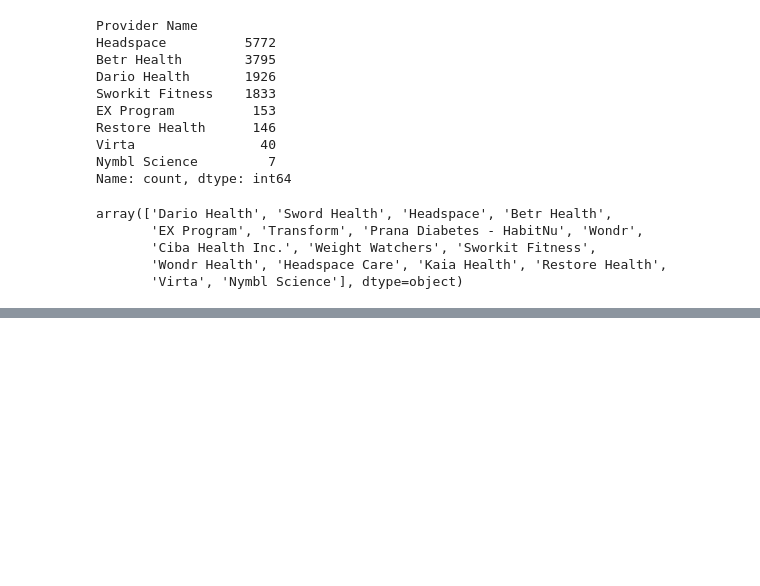
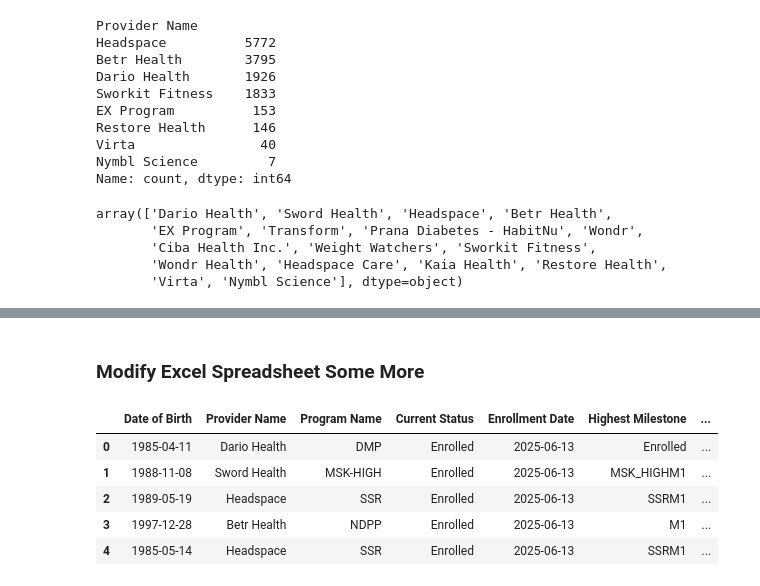
Before and after one commit to heiditam/healthcare_programs, a Jupyter notebook: data_analysis.ipynb, the cells around one changed output, grey strips where cells are left out. Saved outputs shown, nothing was run; the diff lists cells and outputs as text; code cells hidden in the pictures; blank space fills up the shorter version.

```diff
--- a/data_analysis.ipynb
+++ b/data_analysis.ipynb
@@ -177,0 +197,11 @@ array(['Dario Health', 'Sword Health', 'Headspace', 'Betr Health',
+# %% [markdown]
+### Modify Excel Spreadsheet Some More
+# %%
+data.head()
+# %% [output]
+|  | Date of Birth | Provider Name | Program Name | Current Status | Enrollment Date | Highest Milestone | ... |
+| 0 | 1985-04-11 | Dario Health | DMP | Enrolled | 2025-06-13 | Enrolled | ... |
+| 1 | 1988-11-08 | Sword Health | MSK-HIGH | Enrolled | 2025-06-13 | MSK_HIGHM1 | ... |
+| 2 | 1989-05-19 | Headspace | SSR | Enrolled | 2025-06-13 | SSRM1 | ... |
+| 3 | 1997-12-28 | Betr Health | NDPP | Enrolled | 2025-06-13 | M1 | ... |
+| 4 | 1985-05-14 | Headspace | SSR | Enrolled | 2025-06-13 | SSRM1 | ... |
```
Also changed, not shown: parts of 4 cells of this notebook, 1 other file.
